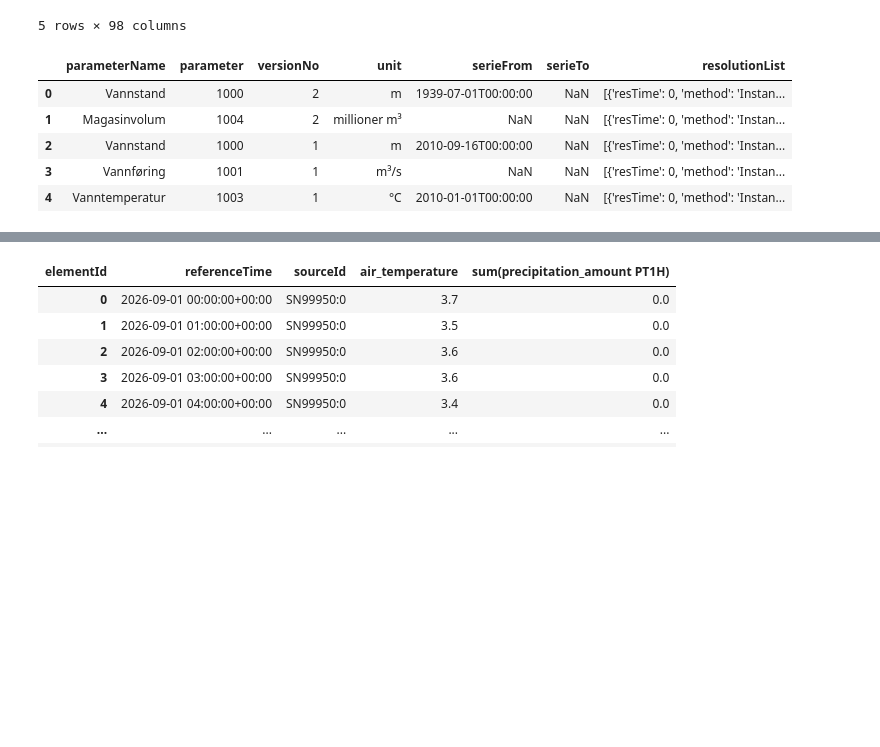
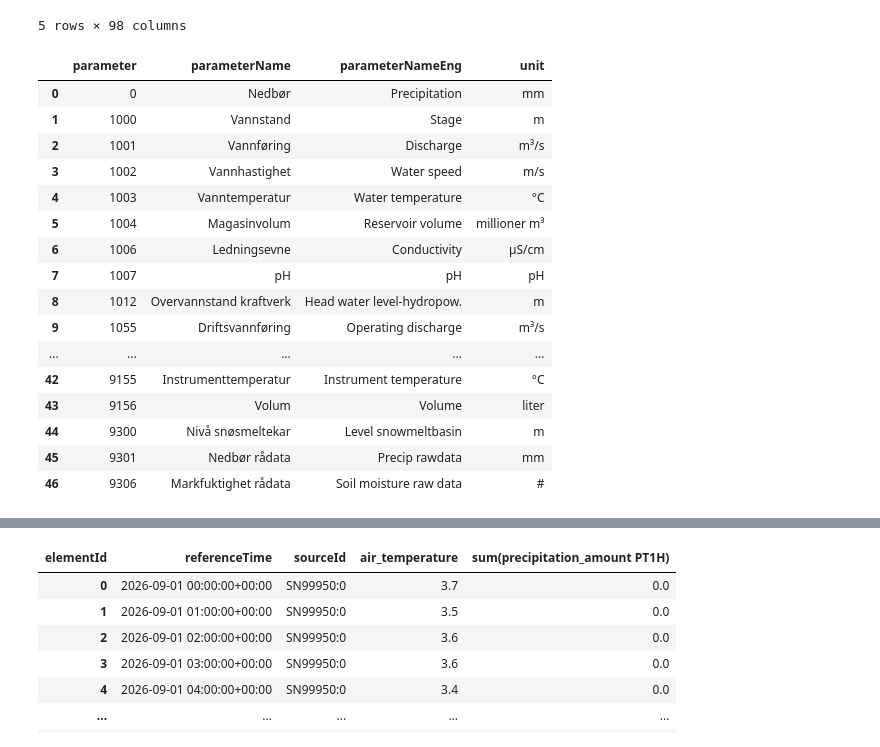
Before and after one commit to Lam-V-Nguyen/HydroAI-Fjord-Platform, a Jupyter notebook: dataDownload.ipynb, the cells around one changed output, grey strips where cells are left out. Saved outputs shown, nothing was run; the diff lists cells and outputs as text; code cells hidden in the pictures; blank space fills up the shorter version.

```diff
--- a/dataDownload.ipynb
+++ b/dataDownload.ipynb
@@ -9,7 +9,7 @@ url = "https://hydapi.nve.no/api/v1"
 url_station = f"{url}/Stations"
 # %%
 headers = {
-    "X-API-Key": CLIENT_ID
+    "X-API-Key": CLIENT_ID, "Accept": "application/json"
 }
 response = requests.get(url_station, headers=headers)
 response.raise_for_status()
@@ -26,13 +26,30 @@ df.head()
 | 4 | 1.43.0 | Aspern og Ara | 59.14667 | 11.69273 | 310848 | 6561073 | 106 | Haldenvassdraget | ... |
 5 rows × 98 columns
 # %%
-df1 = df.explode('seriesList', ignore_index=True)
-obs = pd.json_normalize(df1['seriesList'])
-obs.head()
+url_series = f"{url}/Parameters"
+response = requests.get(
+    url_series,
+    headers=headers,
+    timeout=30
+)
+response.raise_for_status()
+series_data = response.json()
+pd.DataFrame(series_data['data'])
 # %% [output]
-|  | parameterName | parameter | versionNo | unit | serieFrom | serieTo | resolutionList |
-| 0 | Vannstand | 1000 | 2 | m | 1939-07-01T00:00:00 | NaN | [{'resTime': 0, 'method': 'Instan... |
-| 1 | Magasinvolum | 1004 | 2 | millioner m³ | NaN | NaN | [{'resTime': 0, 'method': 'Instan... |
-| 2 | Vannstand | 1000 | 1 | m | 2010-09-16T00:00:00 | NaN | [{'resTime': 0, 'method': 'Instan... |
-| 3 | Vannføring | 1001 | 1 | m³/s | NaN | NaN | [{'resTime': 0, 'method': 'Instan... |
-| 4 | Vanntemperatur | 1003 | 1 | °C | 2010-01-01T00:00:00 | NaN | [{'resTime': 0, 'method': 'Instan... |
+|  | parameter | parameterName | parameterNameEng | unit |
+| 0 | 0 | Nedbør | Precipitation | mm |
+| 1 | 1000 | Vannstand | Stage | m |
+| 2 | 1001 | Vannføring | Discharge | m³/s |
+| 3 | 1002 | Vannhastighet | Water speed | m/s |
+| 4 | 1003 | Vanntemperatur | Water temperature | °C |
+| 5 | 1004 | Magasinvolum | Reservoir volume | millioner m³ |
+| 6 | 1006 | Ledningsevne | Conductivity | µS/cm |
+| 7 | 1007 | pH | pH | pH |
+| 8 | 1012 | Overvannstand kraftverk | Head water level-hydropow. | m |
+| 9 | 1055 | Driftsvannføring | Operating discharge | m³/s |
+| ... | ... | ... | ... | ... |
+| 42 | 9155 | Instrumenttemperatur | Instrument temperature | °C |
+| 43 | 9156 | Volum | Volume | liter |
+| 44 | 9300 | Nivå snøsmeltekar | Level snowmeltbasin | m |
+| 45 | 9301 | Nedbør rådata | Precip rawdata | mm |
+| 46 | 9306 | Markfuktighet rådata | Soil moisture raw data | # |
```
Also changed, not shown: parts of 2 cells of this notebook, 3 other files.
